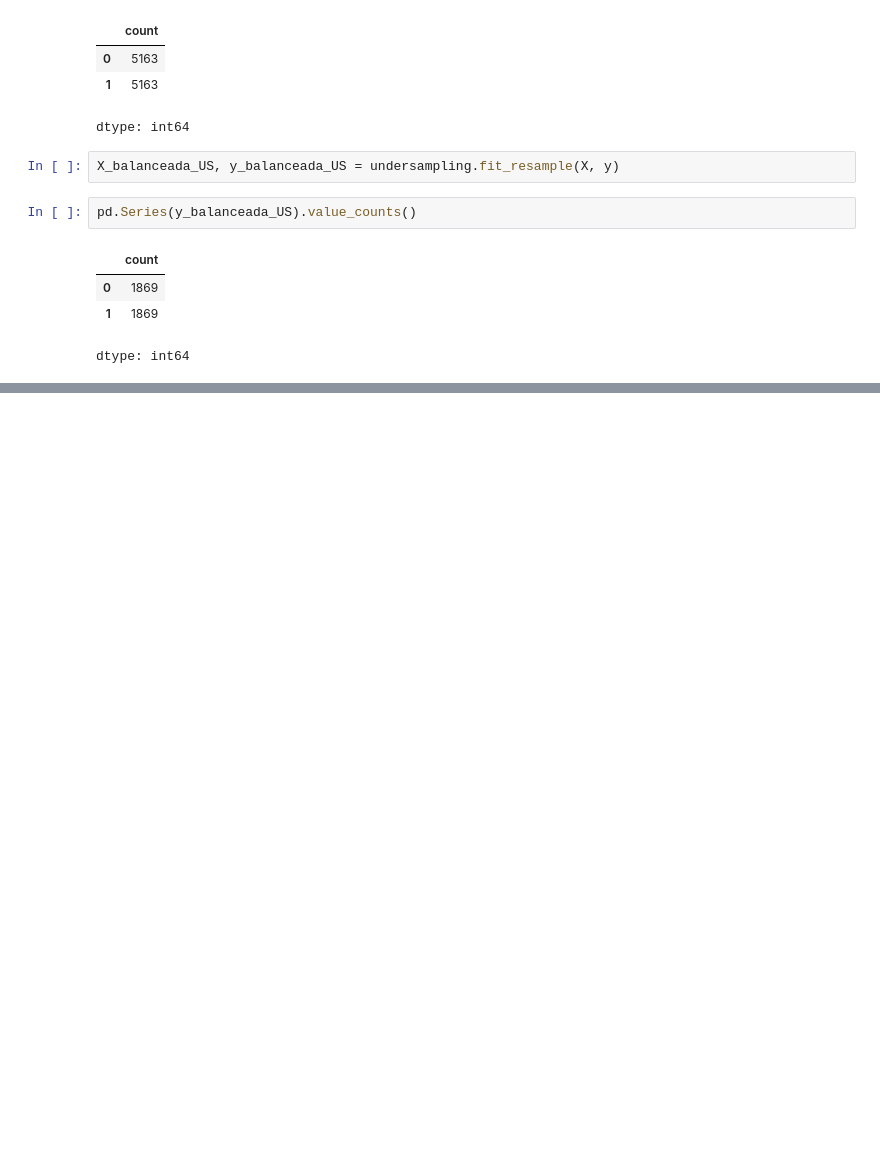
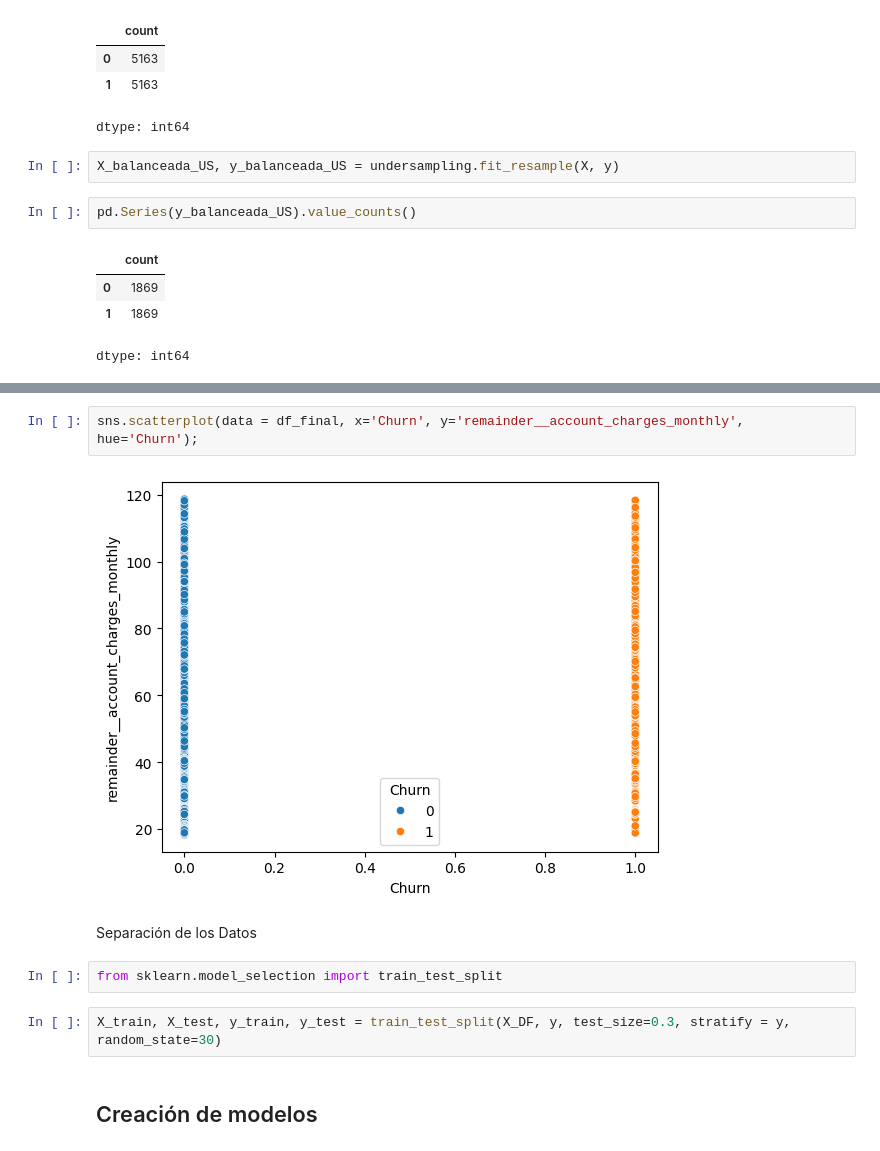
Before and after one commit to RientArlCroud/Challenge-4-telecom-X-2-an-lisis-de-datos, a Jupyter notebook: Challenge_4_análisis_de_datos.ipynb, the cells around one changed output, grey strips where cells are left out. Drawn from its saved outputs; the diff is of its cells as text; blank space fills up the shorter version.

Commit message:
Avances en la creación de modelos de predicción

```diff
--- a/Challenge_4_análisis_de_datos.ipynb
+++ b/Challenge_4_análisis_de_datos.ipynb
@@ -224,0 +293,12 @@ dtype: int64
+# %%
+sns.scatterplot(data = df_final, x='Churn', y='remainder__account_charges_monthly', hue='Churn');
+# %% [output]
+[figure, added]
+# %% [markdown]
+Separación de los Datos
+# %%
+from sklearn.model_selection import train_test_split
+# %%
+X_train, X_test, y_train, y_test = train_test_split(X_DF, y, test_size=0.3, stratify = y, random_state=30)
+# %% [markdown]
+## Creación de modelos
```
Also changed, not shown: parts of 35 cells of this notebook.
